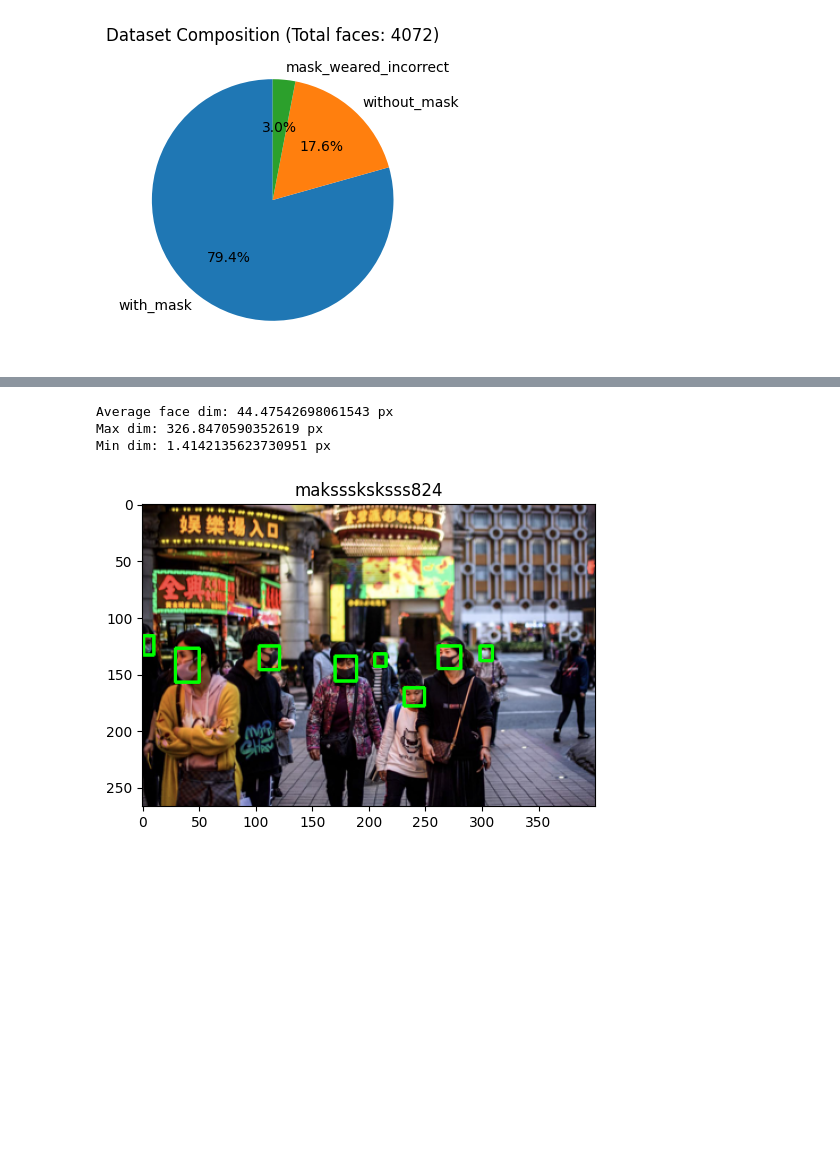
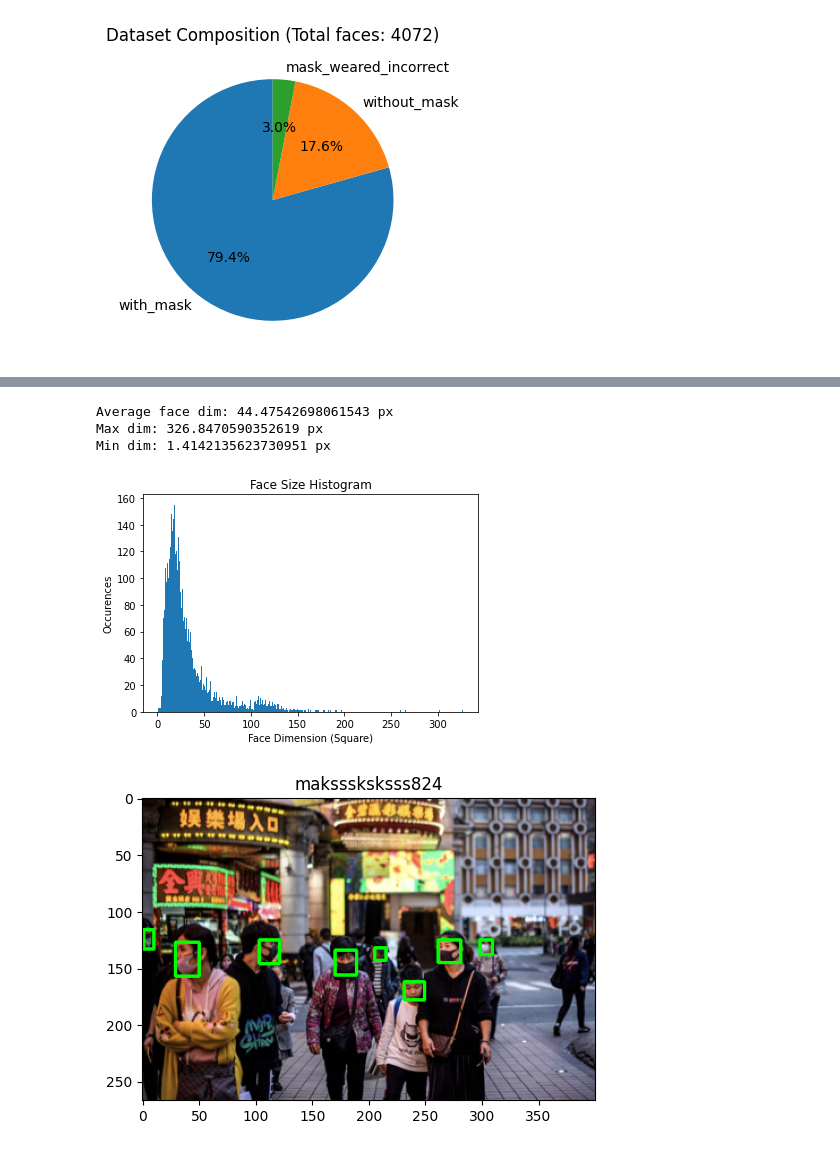
Before and after one commit to cSchubes/371q_mask_detection, a Jupyter notebook: Face Detection.ipynb, the cells around one changed output, grey strips where cells are left out. Saved outputs shown, nothing was run; the diff lists cells and outputs as text; code cells hidden in the pictures; blank space fills up the shorter version.

```diff
--- a/Face Detection.ipynb
+++ b/Face Detection.ipynb
@@ -70,23 +73,33 @@ Average faces: 4.773739742086753
 # %%
 # determine average face size
 face_sizes = []
 max_size = 0
 min_size = 10**3
 for box in imgs_with_labels['bboxes'].getBoundingBoxes():
     (xmin, ymin, xmax, ymax) = box.getAbsoluteBoundingBox(format=BBFormat.XYX2Y2)
     size = (xmax-xmin) * (ymax-ymin)
     if size < min_size: min_size = size
     if size > max_size: max_size = size
     face_sizes.append(size)
 
 average_face_dim = (sum(face_sizes)/len(face_sizes))**(1/2)
 print('Average face dim: ' + str(average_face_dim) + " px")
 print('Max dim: ' + str(max_size**(1/2)) + " px")
 print('Min dim: ' + str(min_size**(1/2)) + " px")
+
+dim = [i**(1/2) for i in face_sizes]
+
+plt.hist(dim, bins=range(1, int(max(dim))+2))
+plt.title("Face Size Histogram")
+plt.savefig('./figures/face_size_hist.png', dpi=300, transparent=True)
+plt.xlabel('Face Dimension (Square)')
+plt.ylabel('Occurences')
+plt.show()
 # %% [output]
 Average face dim: 44.47542698061543 px
 Max dim: 326.8470590352619 px
 Min dim: 1.4142135623730951 px
+[figure, added]
 # %%
 # display a sample
 img_name, img_data = list(imgs_with_labels['raw_data'].items())[0]
```
Also changed, not shown: parts of 8 cells of this notebook, 13 other files.
